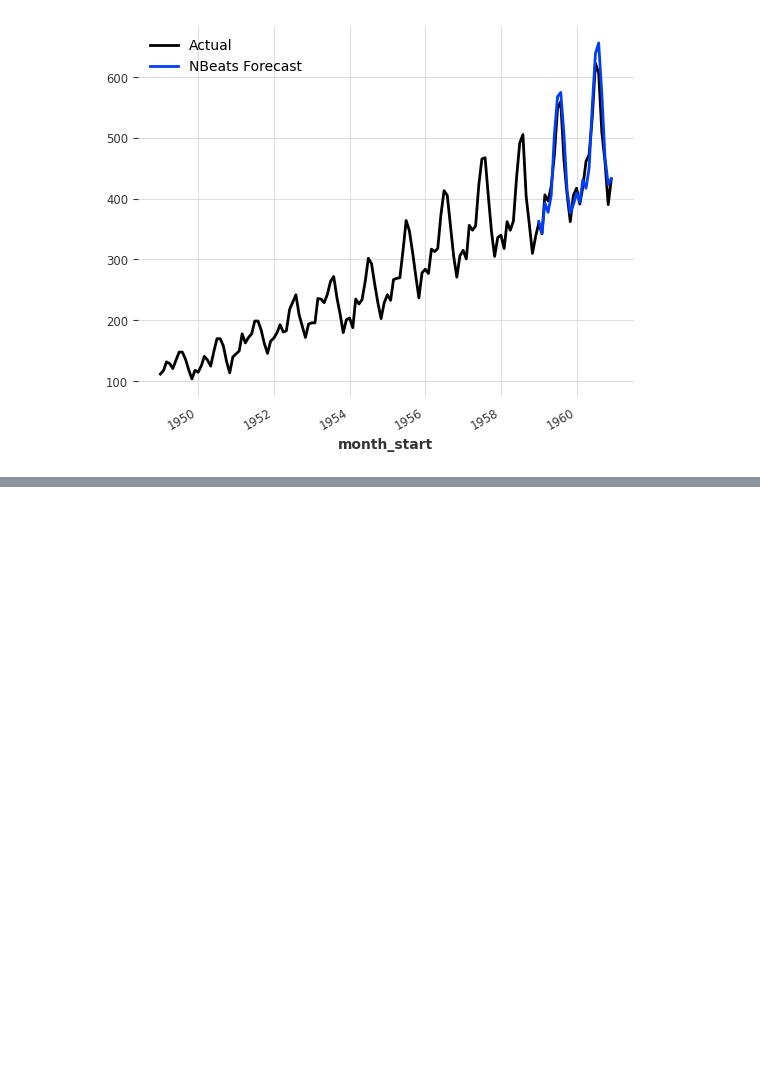
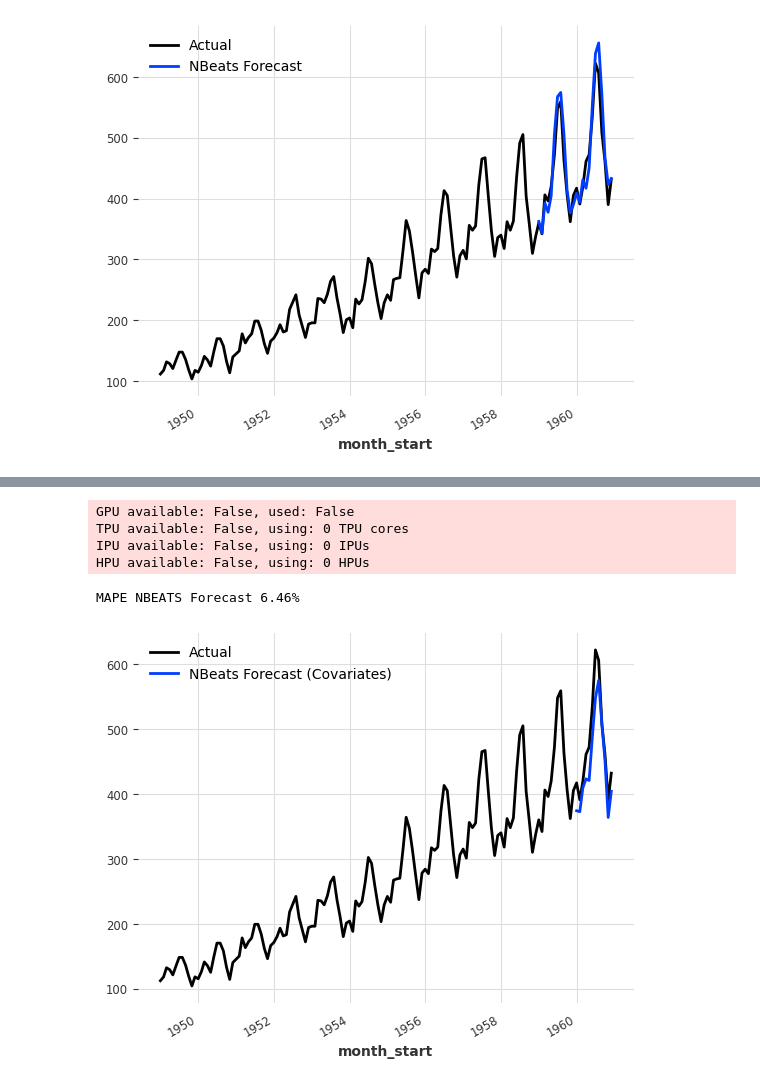
Before and after one commit to adroit-ds/datascience-learn, a Jupyter notebook: time_series_forecasting/DARTS_airpassengers.ipynb, the cells around one changed output, grey strips where cells are left out. Saved outputs shown, nothing was run; the diff lists cells and outputs as text; code cells hidden in the pictures; blank space fills up the shorter version.

```diff
--- a/time_series_forecasting/DARTS_airpassengers.ipynb
+++ b/time_series_forecasting/DARTS_airpassengers.ipynb
@@ -203,0 +216,18 @@ MAPE NBEATS Forecast 11%
+# %%
+# Using Month & Year as Covariates
+
+data['month_of_year'] = data['month_start'].dt.month
+data['year'] = data['month_start'].dt.year
+data_ts = TimeSeries.from_dataframe(data, time_col='month_start', value_cols=['month_of_year', 'year', '#Passengers'])
+
+TEST_SIZE = 12
+train, test = data_ts[:-TEST_SIZE], data_ts[-TEST_SIZE:]
+print(f'Length of Training Data {len(train)}')
+print(f'Length of Testing Data {len(test)}')
+
+scaler = Scaler()
+scaled_train_covs = scaler.fit_transform(train[['month_of_year', 'year']])
+
+scaler = Scaler()
+scaled_train_ts = scaler.fit_transform(train['#Passengers'])
+scaled_test_ts = scaler.transform(test['#Passengers'])
@@ -203,0 +237,11 @@ MAPE NBEATS Forecast 11%
+# %%
+# Fit
+
+model = NBEATSModel(input_chunk_length=24,
+                    output_chunk_length=12,
+                    random_state=42)
+model.fit(scaled_train_ts,
+          past_covariates=scaled_train_covs,
+          epochs=50,
+          verbose=True
+          )
@@ -203,0 +267,20 @@ MAPE NBEATS Forecast 11%
+# %%
+# Predict
+
+test_pred = model.predict(series=scaled_train_ts,
+                          past_covariates=scaled_train_covs,
+                          n=12)
+test_pred = scaler.inverse_transform(test_pred)
+
+data_ts['#Passengers'].plot(label='Actual')
+test_pred.plot(label='NBeats Forecast (Covariates)')
+
+mape_metric = mape(test['#Passengers'], test_pred)
+print(f'MAPE NBEATS Forecast {round(mape_metric, 2)}%')
+# %% [output]
+GPU available: False, used: False
+TPU available: False, using: 0 TPU cores
+IPU available: False, using: 0 IPUs
+HPU available: False, using: 0 HPUs
+MAPE NBEATS Forecast 6.46%
+[figure, added]
```
Also changed, not shown: parts of 7 cells of this notebook.
